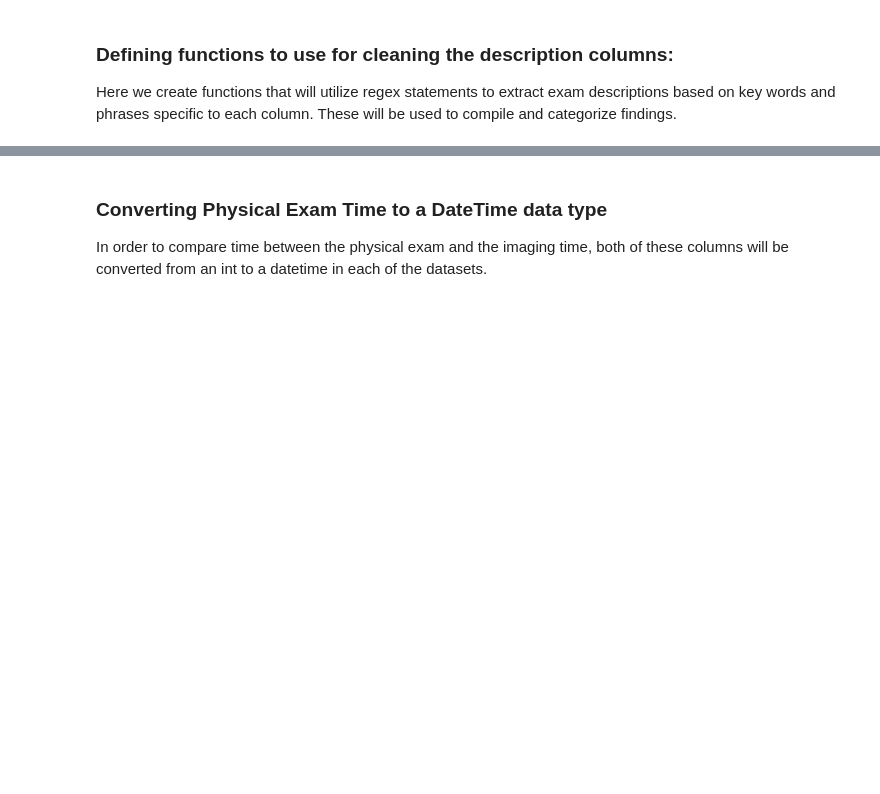
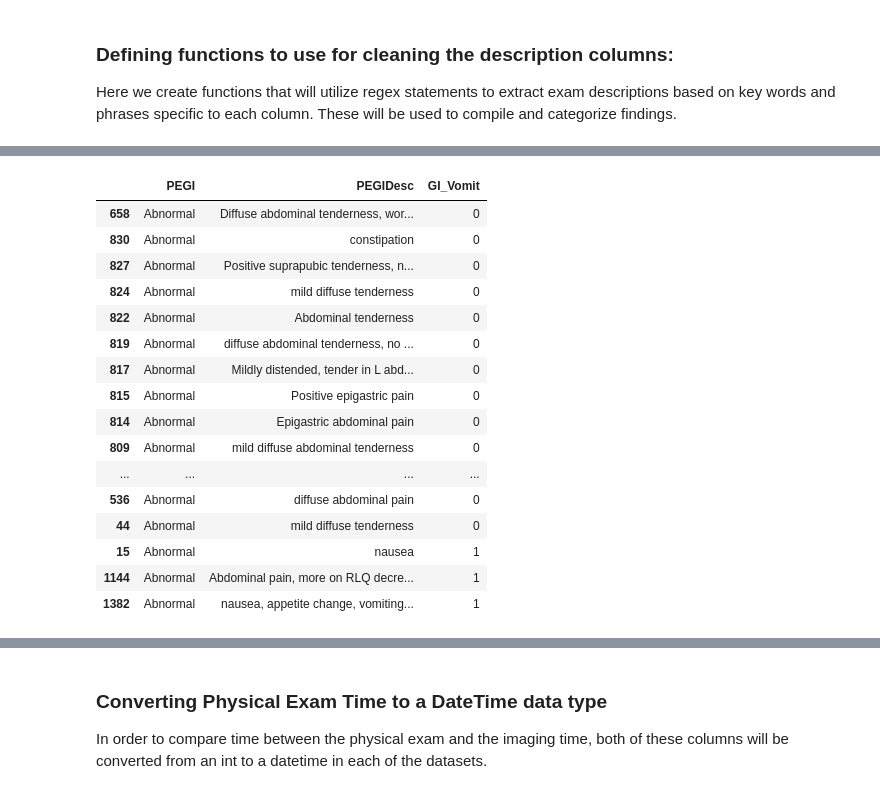
Before and after one commit to andrea-stofko/bmi-data-science-project, a Jupyter notebook: PE - DKA BMI.ipynb, the cells around one changed output, grey strips where cells are left out. Saved outputs shown, nothing was run; the diff lists cells and outputs as text; code cells hidden in the pictures; blank space fills up the shorter version.

```diff
--- a/PE - DKA BMI.ipynb
+++ b/PE - DKA BMI.ipynb
@@ -187,10 +205,28 @@ df_pe = create_binary_flag(df_pe, 'PEGIDesc', 'GI_Tender', [r'tender\w*|TTP']) #
 # %%
 #GI - Nausea/Vomiting
 #analyze_term_counts(df_pe, 'PEGIDesc')
 
 df_pe = create_binary_flag(df_pe, 'PEGIDesc', 'GI_Vomit', [r'naus\w*|vomit\w*|emesis']) # Captures nausea/vomiting
 
-#display_abnormal(df_pe, 'PEGI', 'PEGIDesc', 'GI_Vomit')
+display_abnormal(df_pe, 'PEGI', 'PEGIDesc', 'GI_Vomit')
+# %% [output]
+|  | PEGI | PEGIDesc | GI_Vomit |
+| 658 | Abnormal | Diffuse abdominal tenderness, wor... | 0 |
+| 830 | Abnormal | constipation | 0 |
+| 827 | Abnormal | Positive suprapubic tenderness, n... | 0 |
+| 824 | Abnormal | mild diffuse tenderness | 0 |
+| 822 | Abnormal | Abdominal tenderness | 0 |
+| 819 | Abnormal | diffuse abdominal tenderness, no ... | 0 |
+| 817 | Abnormal | Mildly distended, tender in L abd... | 0 |
+| 815 | Abnormal | Positive epigastric pain | 0 |
+| 814 | Abnormal | Epigastric abdominal pain | 0 |
+| 809 | Abnormal | mild diffuse abdominal tenderness | 0 |
+| ... | ... | ... | ... |
+| 536 | Abnormal | diffuse abdominal pain | 0 |
+| 44 | Abnormal | mild diffuse tenderness | 0 |
+| 15 | Abnormal | nausea | 1 |
+| 1144 | Abnormal | Abdominal pain, more on RLQ decre... | 1 |
+| 1382 | Abnormal | nausea, appetite change, vomiting... | 1 |
 # %%
 #GU - Polyuria
 #analyze_term_counts(df_pe, 'PEGUDesc')
```
Also changed, not shown: parts of 2 cells of this notebook.
